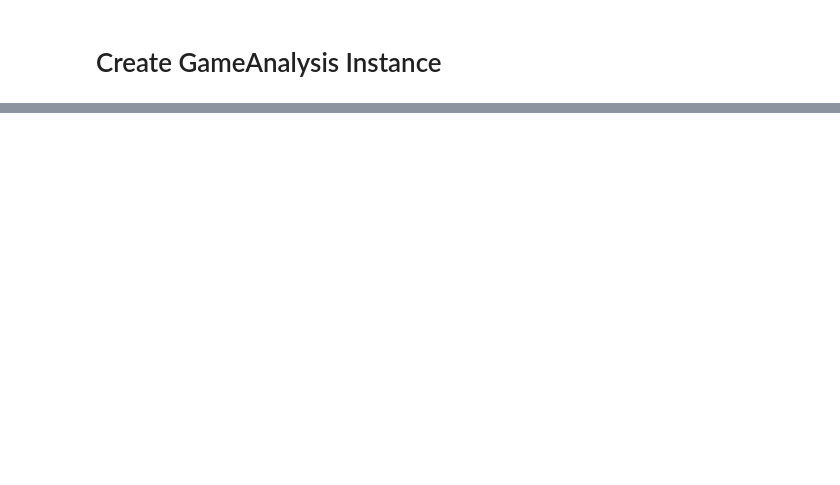
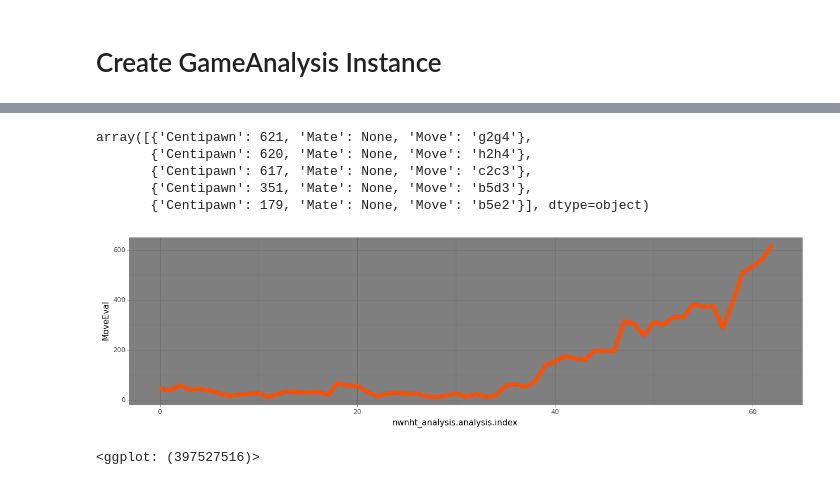
Before and after one commit to NWNHT/ChessPlotter, a Jupyter notebook: src/single_game_testing.ipynb, the cells around one changed output, grey strips where cells are left out. Drawn from its saved outputs; the diff is of its cells as text; code cells hidden in the pictures; blank space fills up the shorter version.

```diff
--- a/src/single_game_testing.ipynb
+++ b/src/single_game_testing.ipynb
@@ -71 +78,18 @@ KeyboardInterrupt:
+# %%
+nwnht_analysis.analysis.TopMoves.iloc[-1]
+# %% [output]
+array([{'Centipawn': 621, 'Mate': None, 'Move': 'g2g4'},
+       {'Centipawn': 620, 'Mate': None, 'Move': 'h2h4'},
+       {'Centipawn': 617, 'Mate': None, 'Move': 'c2c3'},
+       {'Centipawn': 351, 'Mate': None, 'Move': 'b5d3'},
+       {'Centipawn': 179, 'Mate': None, 'Move': 'b5e2'}], dtype=object)
+# %%
+(gg.ggplot(nwnht_analysis.analysis, gg.aes(x='nwnht_analysis.analysis.index', y='MoveEval'))
+    + gg.geom_line(colour="#ff4f00", size=3)
+    # + gg.scale_y_log10()
+    + gg.theme_dark()
+    + gg.theme(figure_size=(16, 4)))
+# %% [output]
+[figure, added]
+<ggplot: (397527516)>
 # %%
```
Also changed, not shown: parts of 16 cells of this notebook, 3 other files.
